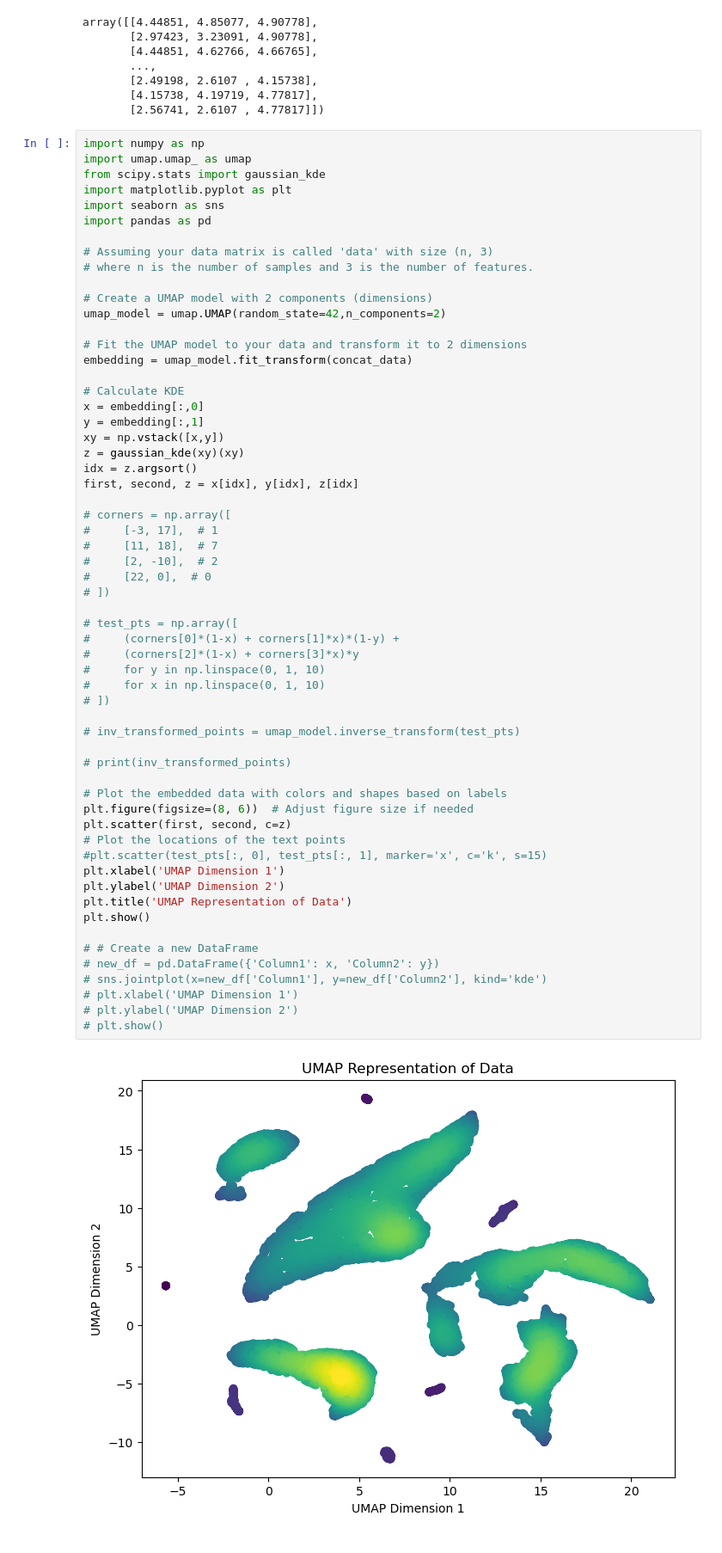
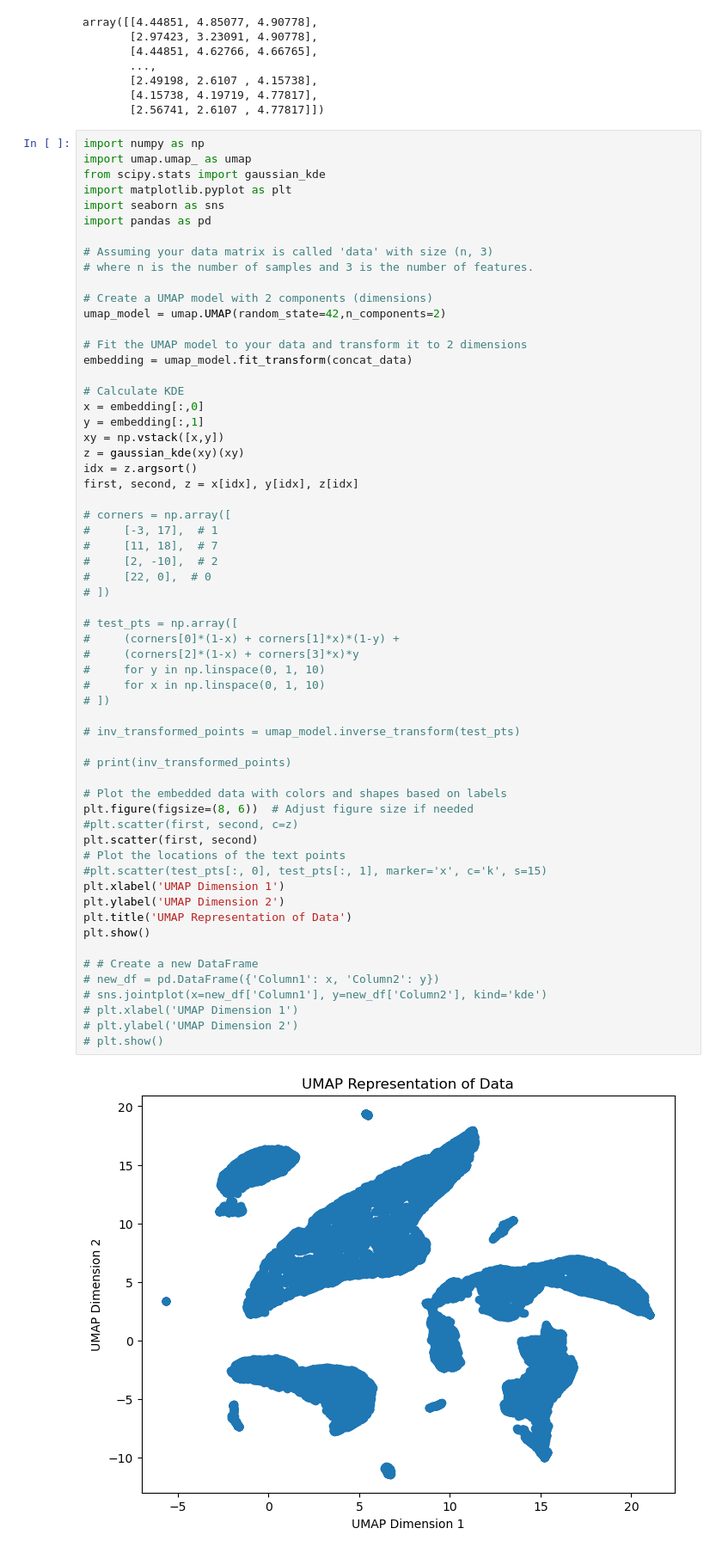
Before and after one commit to laubachb/chimes_CGD-myLLFork, a Jupyter notebook: cluster_analysis/0.5gcc_1000K_3B_graphs/0.5gcc_1000K_3B_graphs/umap_3bs.ipynb, the cells around one changed output. Shown: that part at 86% size. Drawn from its saved outputs; the diff is of its cells as text.

```diff
--- a/cluster_analysis/0.5gcc_1000K_3B_graphs/0.5gcc_1000K_3B_graphs/umap_3bs.ipynb
+++ b/cluster_analysis/0.5gcc_1000K_3B_graphs/0.5gcc_1000K_3B_graphs/umap_3bs.ipynb
@@ -80,35 +80,36 @@ first, second, z = x[idx], y[idx], z[idx]
 #     [22, 0],  # 0
 # ])
 
 # test_pts = np.array([
 #     (corners[0]*(1-x) + corners[1]*x)*(1-y) +
 #     (corners[2]*(1-x) + corners[3]*x)*y
 #     for y in np.linspace(0, 1, 10)
 #     for x in np.linspace(0, 1, 10)
 # ])
 
 # inv_transformed_points = umap_model.inverse_transform(test_pts)
 
 # print(inv_transformed_points)
 
 # Plot the embedded data with colors and shapes based on labels
 plt.figure(figsize=(8, 6))  # Adjust figure size if needed
-plt.scatter(first, second, c=z)
+#plt.scatter(first, second, c=z)
+plt.scatter(first, second)
 # Plot the locations of the text points
 #plt.scatter(test_pts[:, 0], test_pts[:, 1], marker='x', c='k', s=15)
 plt.xlabel('UMAP Dimension 1')
 plt.ylabel('UMAP Dimension 2')
 plt.title('UMAP Representation of Data')
 plt.show()
 
 # # Create a new DataFrame
 # new_df = pd.DataFrame({'Column1': x, 'Column2': y})
 # sns.jointplot(x=new_df['Column1'], y=new_df['Column2'], kind='kde')
 # plt.xlabel('UMAP Dimension 1')
 # plt.ylabel('UMAP Dimension 2')
 # plt.show()
 # %% [output]
-[figure, old version]
+[figure, new version]
 # %%
 # Create a grid for the surface plot
 x_grid, y_grid = np.meshgrid(np.linspace(min(x), max(x), 100), np.linspace(min(y), max(y), 100))
```
Also changed, not shown: parts of 2 cells of this notebook.
